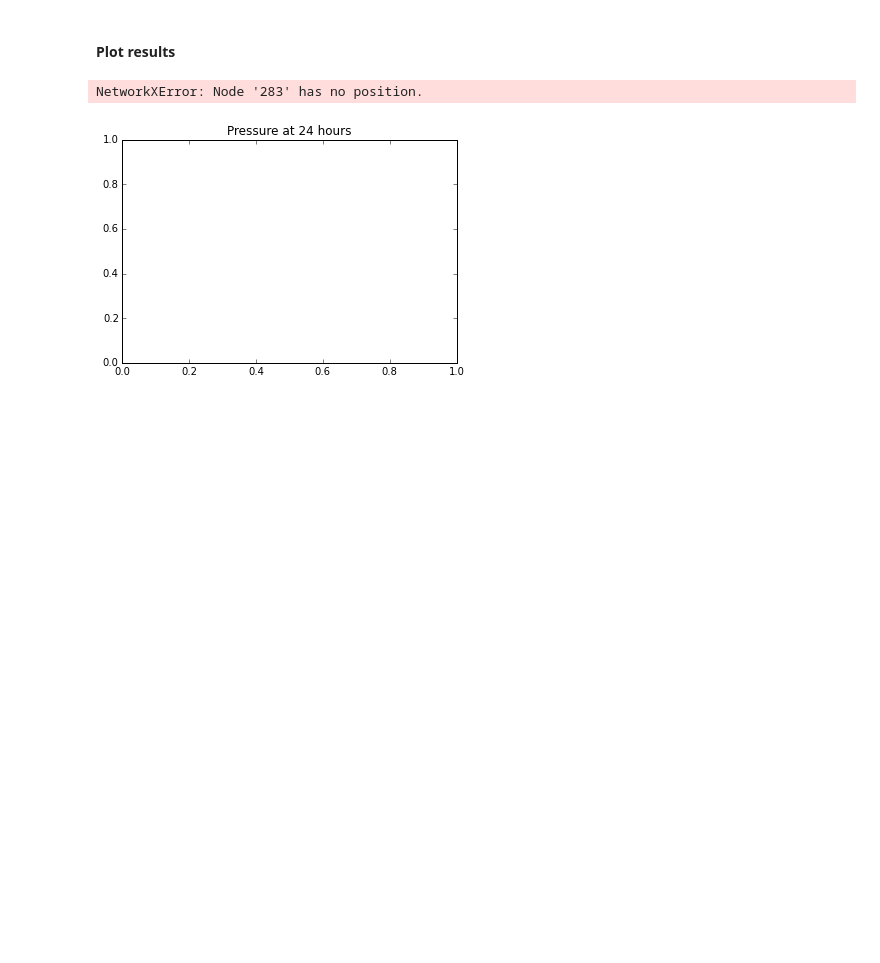
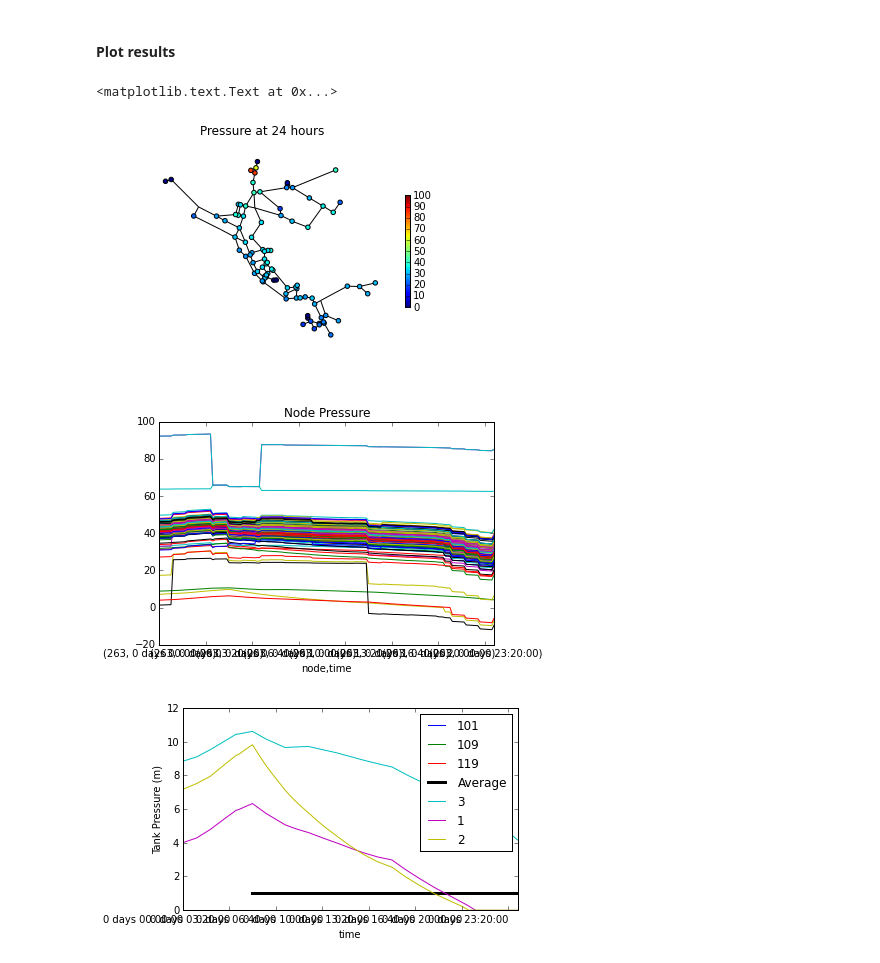
Before and after one commit to USEPA/WNTR, a Jupyter notebook: examples/demo/demo.ipynb, the cells around one changed output. Saved outputs shown, nothing was run; the diff lists cells and outputs as text; code cells hidden in the pictures; blank space fills up the shorter version.

Commit message:
fixing the demo error saying nodes did not have position

```diff
--- a/examples/demo/demo.ipynb
+++ b/examples/demo/demo.ipynb
@@ -119,39 +119,42 @@ Running Hydraulic Simulation at time 1 days 00:00:00  ...
 results = pickle.load(open('demo.pickle', 'rb'))
 
 pressure_at_24hr = results.node.loc[(slice(None), pd.Timedelta(hours = 24)), 'pressure']
+pressure_at_24hr = pressure_at_24hr.drop(earthquake.pipes_to_leak)
 wntr.network.draw_graph(wn, node_attribute=pressure_at_24hr, node_size=20, node_range = [0,100], title='Pressure at 24 hours')
 
 plt.figure()
 for name, node in wn.nodes(wntr.network.Junction):
     pressure = results.node.loc[(name, slice(None)), 'pressure']
     pressure.plot()
 plt.title("Node Pressure")
 
 nzd_junctions = wn.query_node_attribute('base_demand', np.greater, 0.01, node_type=wntr.network.Junction).keys()
 
 # FDV, scenario k, time t
 FDV_kt = results.node.loc[nzd_junctions, 'demand'].sum(level=1)/results.node.loc[nzd_junctions, 'expected_demand'].sum(level=1)
 # FDV, scenario k, node n, time t
 FDV_knt = results.node.loc[nzd_junctions, 'demand']/results.node.loc[nzd_junctions, 'expected_demand']
 
 plt.figure()
 FDV_knt = FDV_knt.unstack().T
 FDV_knt.index = FDV_knt.index.format()
 FDV_knt.plot(ax=plt.gca(), legend=False)
 plt.hold(True)
 FDV_kt.plot(ax=plt.gca(), label='Average', color='k', linewidth=3.0, legend=False)
 plt.ylim( (-0.05, 1.05) )
 plt.ylabel('FDV')
 
 for tank_name, tank in wn.nodes(wntr.network.Tank):
-    tank_pressure = results[name].node['pressure'][tank_name]
+    tank_pressure = results.node['pressure'][tank_name]
     tank_pressure.index = tank_pressure.index.format()
     tank_pressure.plot(ax=plt.gca(),label=tank_name)
     plt.hold(True)
 
 plt.ylim(ymin=0, ymax=12)
 plt.legend()
 plt.ylabel('Tank Pressure (m)')
 # %% [output]
-NetworkXError: Node '283' has no position.
+<matplotlib.text.Text at 0x...>
-[figure, old version]
+[figure, new version]
+[figure, added]
+[figure, added]
```
Also changed, not shown: parts of 1 cell of this notebook.
